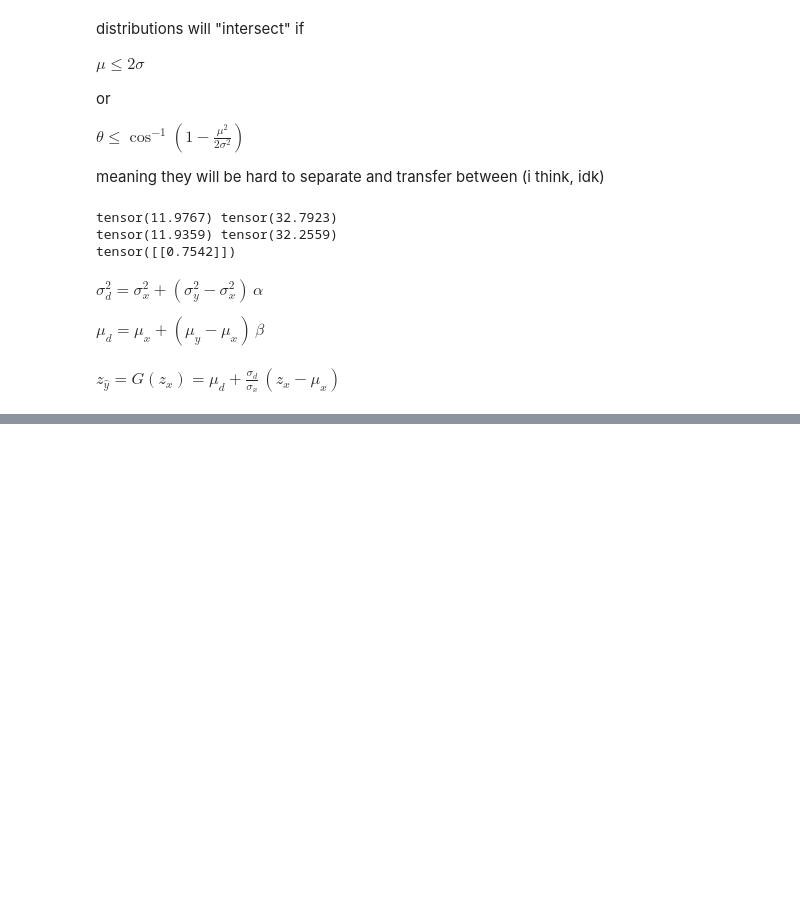
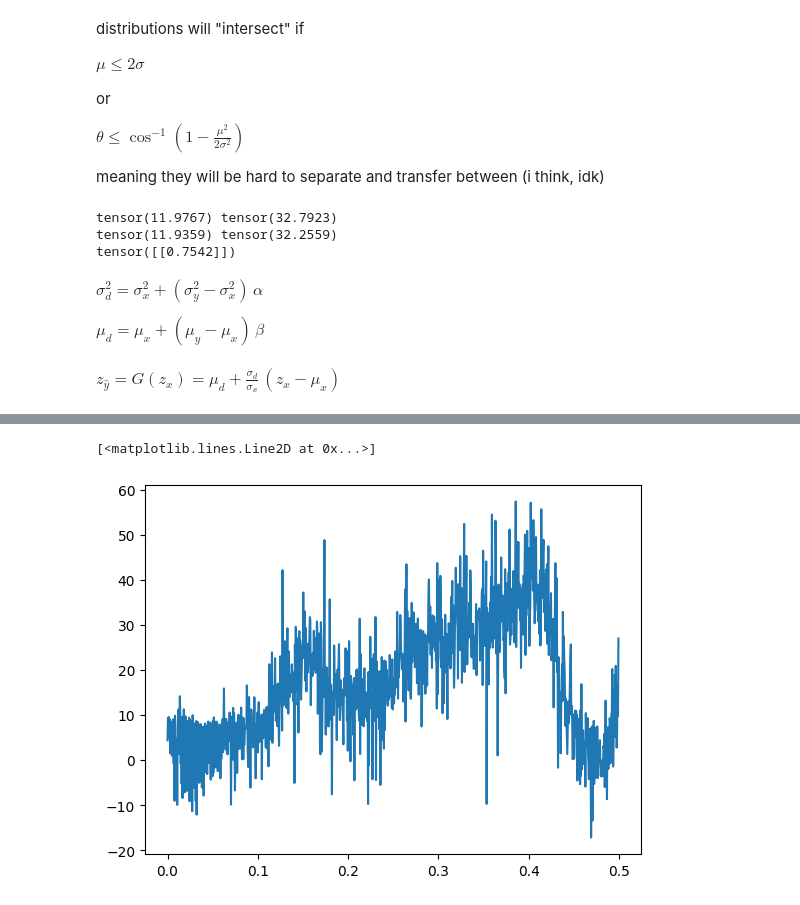
Before and after one commit to miladjavadi/box2kit, a Jupyter notebook: notebooks/linear_estimator.ipynb, the cells around one changed output, grey strips where cells are left out. Saved outputs shown, nothing was run; the diff lists cells and outputs as text; code cells hidden in the pictures; blank space fills up the shorter version.

Commit message:
add frequency response plot

```diff
--- a/notebooks/linear_estimator.ipynb
+++ b/notebooks/linear_estimator.ipynb
@@ -165,7 +165,7 @@ def lin_transfer(input, var_target, mean_target, var_desired, mean_desired):
     return output
 # %%
 # inference
-test_file = "training_data/drum_kit/6.wav"
+test_file = "training_data/beatbox/5.wav"
 test_audio = load_mono(test_file, target_sr)
 with torch.inference_mode():
     z_test = model.encode(model.preprocess(test_audio, target_sr).to(model.device).unsqueeze(0))[0]
@@ -192,3 +192,25 @@ display(Audio(dump[0].detach().cpu().numpy(), rate=target_sr))
 [interactive output not drawn]
 # %%
 torchaudio.save("beatbox_dump.flac", dump[0], target_sr)
+# %%
+from scipy import signal
+def estimate_filter(dry_signal, filtered_signal):
+    N = dry_signal.size + filtered_signal.size - 1
+    dry_fft = np.fft.rfft(dry_signal, N)
+    filtered_fft = np.fft.rfft(filtered_signal, N)
+
+    dry_fft[np.abs(dry_fft) < 1e-10] = 1e-10
+
+    filter = filtered_fft/dry_fft
+    ir = np.fft.irfft(filter)
+
+    freqr = signal.freqz(ir, worN=1024)
+
+    return freqr
+# %%
+w, response = estimate_filter(output_audio_dry[0,0,:].detach().cpu().numpy(), output_audio_transformed[0,0,:].detach().cpu().numpy())
+# %%
+plt.plot(w/(2*np.pi), 20*np.log10(np.abs(response)))
+# %% [output]
+[<matplotlib.lines.Line2D at 0x...>]
+[figure, added]
```
